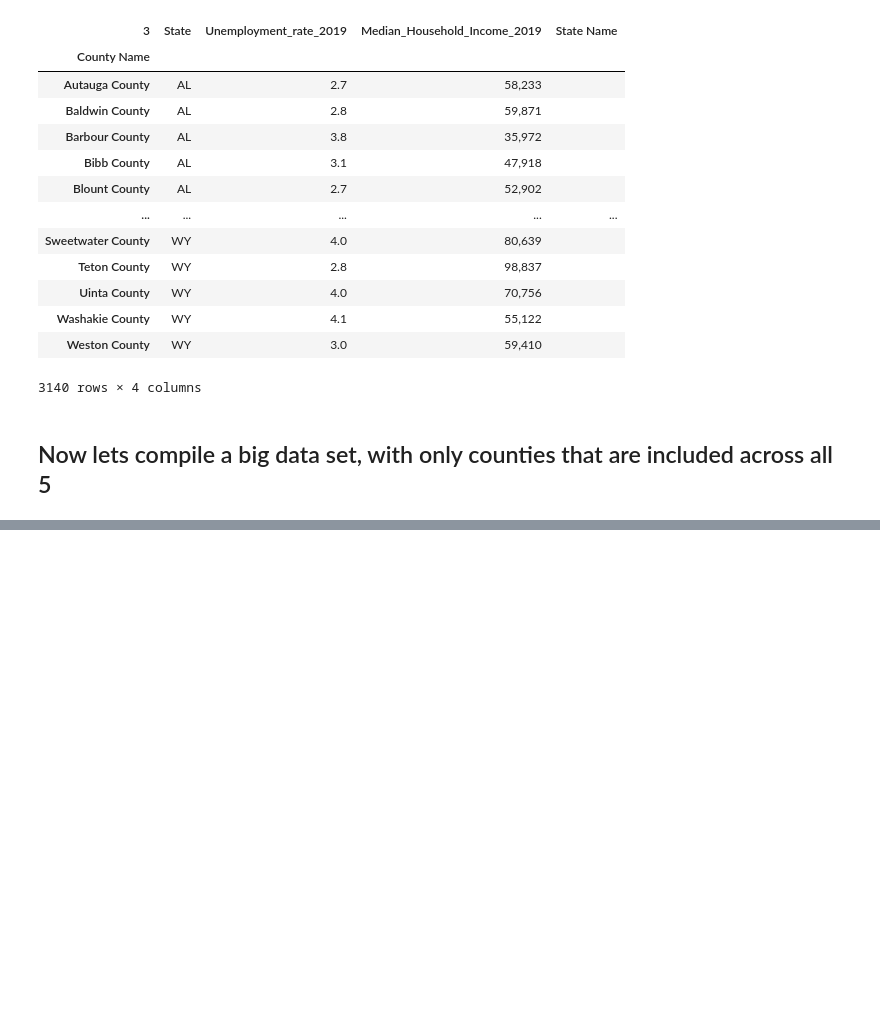
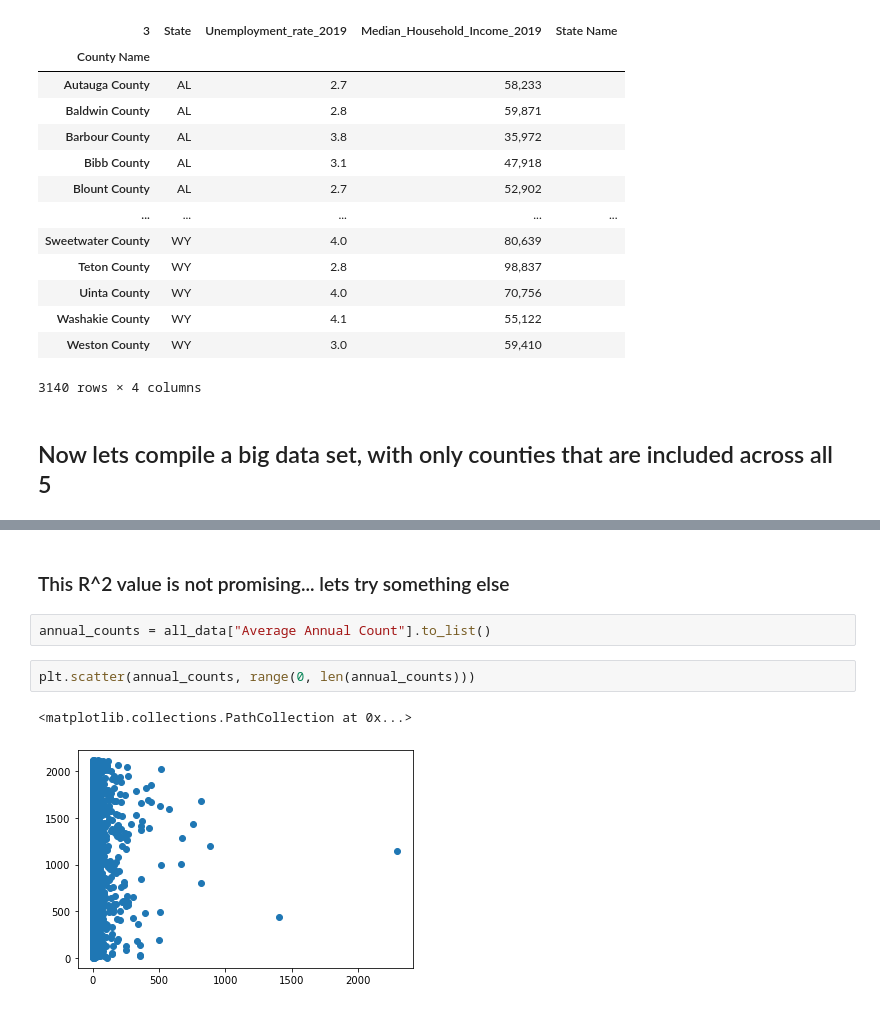
Before and after one commit to mahakbindal/Predicting-Breast-Cancer, a Jupyter notebook: Predicting_Breast_Cancer.ipynb, the cells around one changed output, grey strips where cells are left out. Saved outputs shown, nothing was run; the diff lists cells and outputs as text; blank space fills up the shorter version.

Commit message:
added models and visualizations

```diff
--- a/Predicting_Breast_Cancer.ipynb
+++ b/Predicting_Breast_Cancer.ipynb
@@ -598,0 +674,9 @@ meeting with Lucian:
+# %% [markdown]
+### This R^2 value is not promising... lets try something else
+# %%
+annual_counts = all_data["Average Annual Count"].to_list()
+# %%
+plt.scatter(annual_counts, range(0, len(annual_counts)))
+# %% [output]
+<matplotlib.collections.PathCollection at 0x...>
+[figure, added]
```
Also changed, not shown: parts of 59 cells of this notebook, 3 other files.
